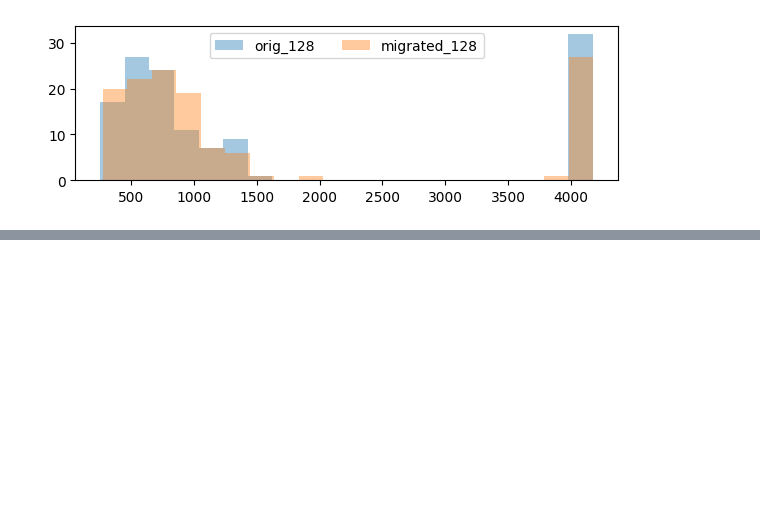
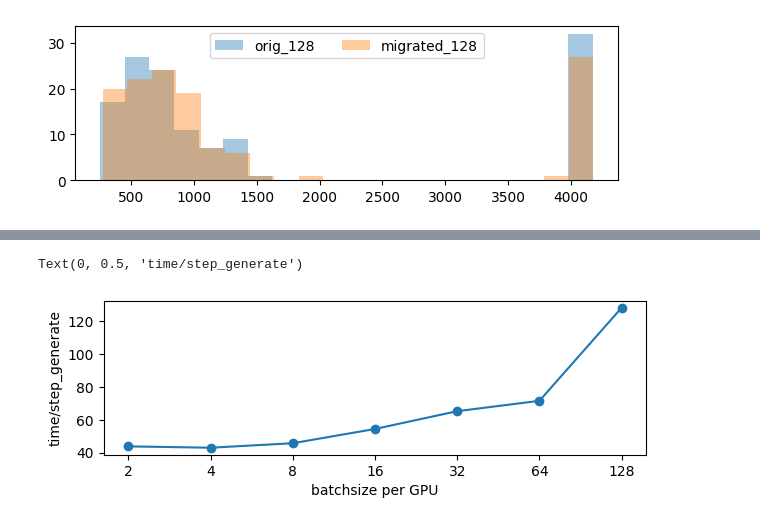
Before and after one commit to wutianyuan1/ROLL, a Jupyter notebook: roll/multi_tenant/plot.ipynb, the cells around one changed output, grey strips where cells are left out. Saved outputs shown, nothing was run; the diff lists cells and outputs as text; code cells hidden in the pictures; blank space fills up the shorter version.

```diff
--- a/roll/multi_tenant/plot.ipynb
+++ b/roll/multi_tenant/plot.ipynb
@@ -32,3 +62,23 @@ plt.legend(loc='upper center', ncols=2)
+# %%
+plt.figure(figsize=(7, 2))
+
+with open("../../experiments/rollout_results.csv") as f:
+    lines = f.read().split("\n")
+
+time_data = {}
+for line in lines[1:]:
+    if len(line) <= 1:
+        continue
+    l = line.split(",")
+    bsz = int(l[0])
+    time = float(l[-1])
+    time_data[bsz] = time
+plt.plot([str(i//4) for i in list(time_data.keys())], list(time_data.values()), '-o')
+plt.xlabel("batchsize per GPU")
+plt.ylabel("time/step_generate")
+# %% [output]
+Text(0, 0.5, 'time/step_generate')
+[figure, added]
 # %%
 def plot(key, title):
     api = wandb.Api()
```
Also changed, not shown: parts of 4 cells of this notebook, 1 other file.
